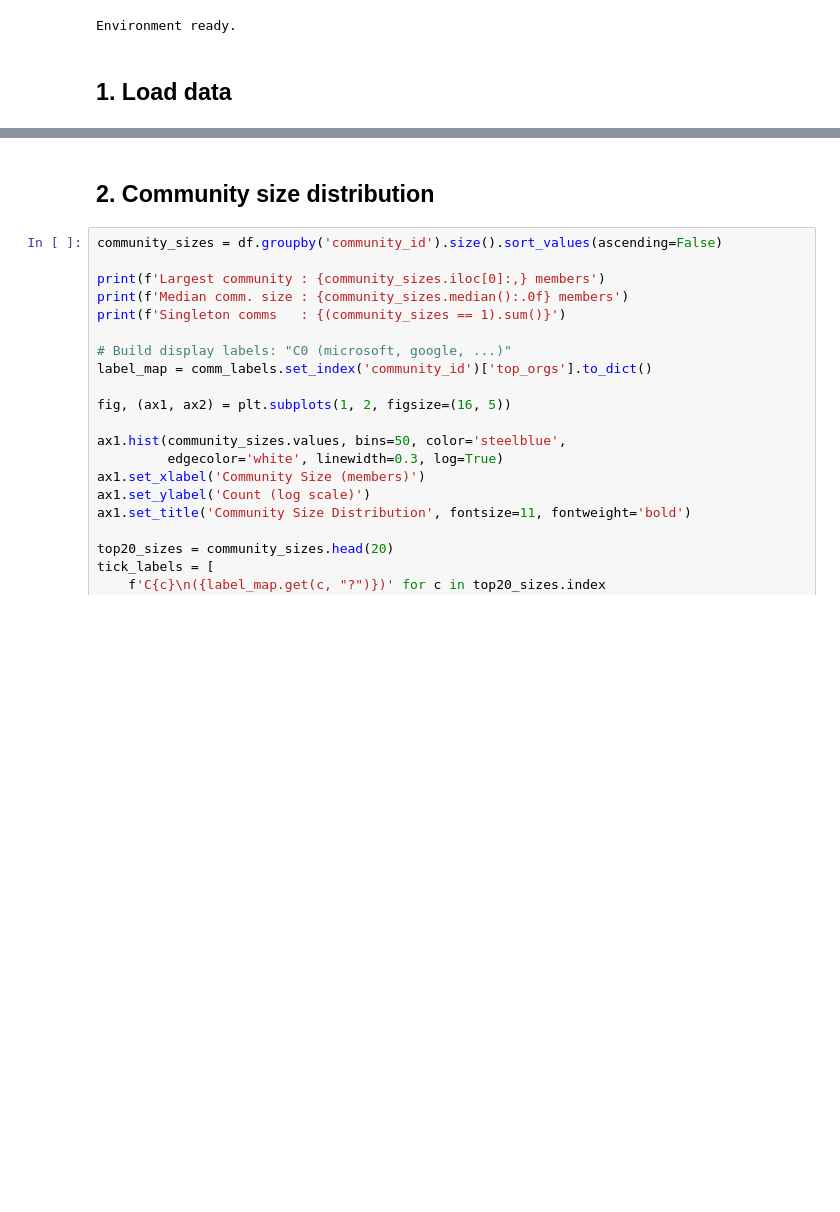
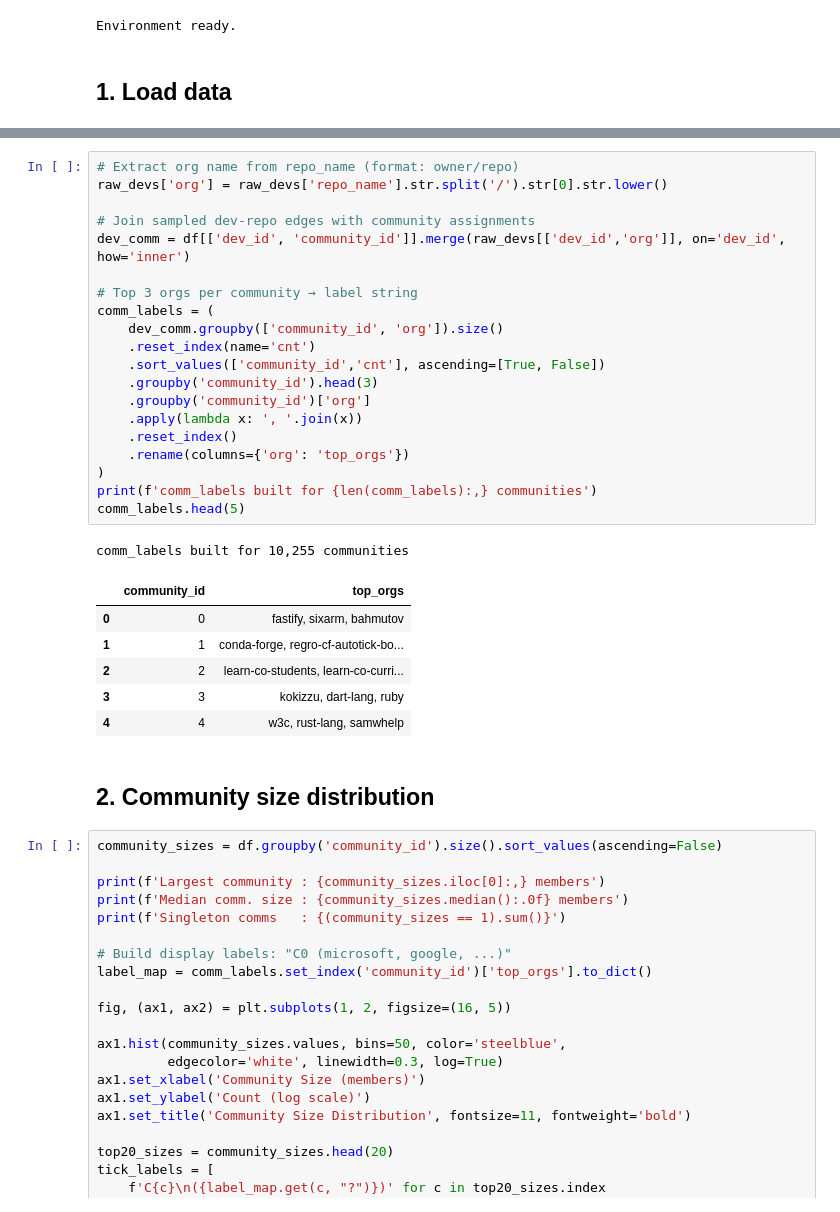
Before and after one commit to selin-bardakci/BigData-Github_Analysis, a Jupyter notebook: notebooks/D5_communities.ipynb, the cells around one changed output, grey strips where cells are left out. Saved outputs shown, nothing was run; the diff lists cells and outputs as text; blank space fills up the shorter version.

```diff
--- a/notebooks/D5_communities.ipynb
+++ b/notebooks/D5_communities.ipynb
@@ -87,3 +70,31 @@ print(comm_labels.head(10).to_string(index=False))
+# %%
+# Extract org name from repo_name (format: owner/repo)
+raw_devs['org'] = raw_devs['repo_name'].str.split('/').str[0].str.lower()
+
+# Join sampled dev-repo edges with community assignments
+dev_comm = df[['dev_id', 'community_id']].merge(raw_devs[['dev_id','org']], on='dev_id', how='inner')
+
+# Top 3 orgs per community → label string
+comm_labels = (
+    dev_comm.groupby(['community_id', 'org']).size()
+    .reset_index(name='cnt')
+    .sort_values(['community_id','cnt'], ascending=[True, False])
+    .groupby('community_id').head(3)
+    .groupby('community_id')['org']
+    .apply(lambda x: ', '.join(x))
+    .reset_index()
+    .rename(columns={'org': 'top_orgs'})
+)
+print(f'comm_labels built for {len(comm_labels):,} communities')
+comm_labels.head(5)
+# %% [output]
+comm_labels built for 10,255 communities
+|  | community_id | top_orgs |
+| 0 | 0 | fastify, sixarm, bahmutov |
+| 1 | 1 | conda-forge, regro-cf-autotick-bo... |
+| 2 | 2 | learn-co-students, learn-co-curri... |
+| 3 | 3 | kokizzu, dart-lang, ruby |
+| 4 | 4 | w3c, rust-lang, samwhelp |
 # %% [markdown]
 ## 2. Community size distribution
 # %%
```
Also changed, not shown: parts of 7 cells of this notebook, 29 other files.
